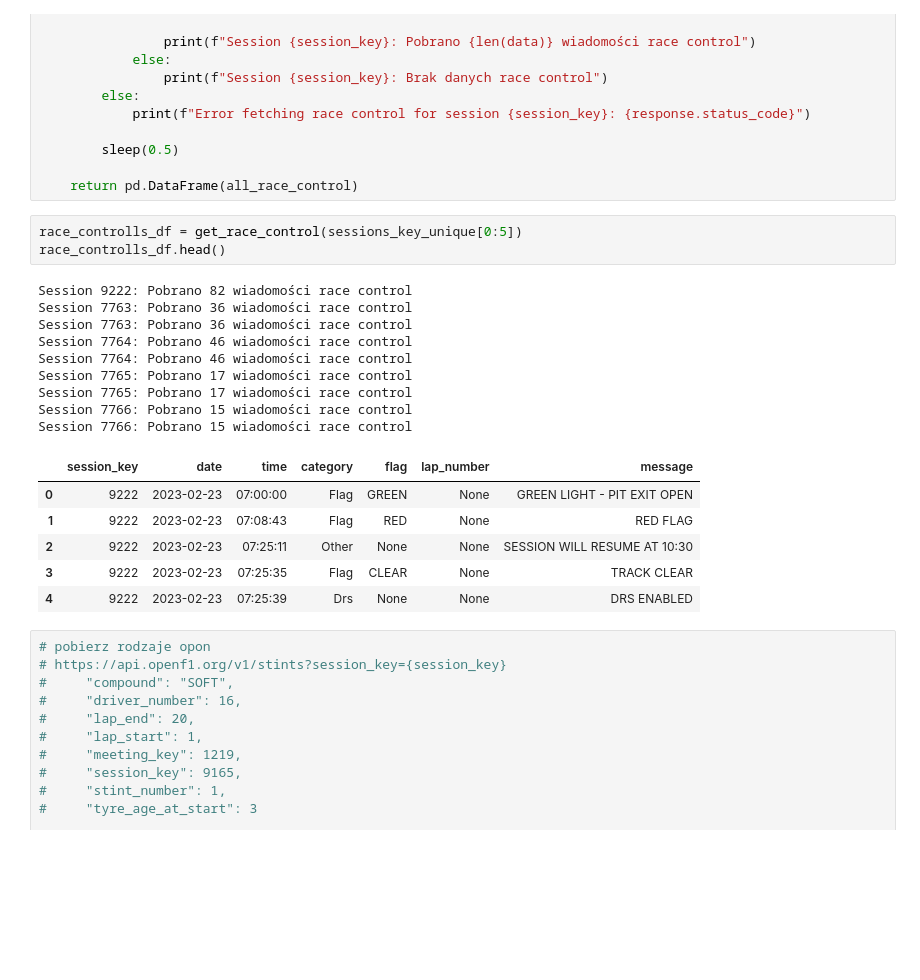
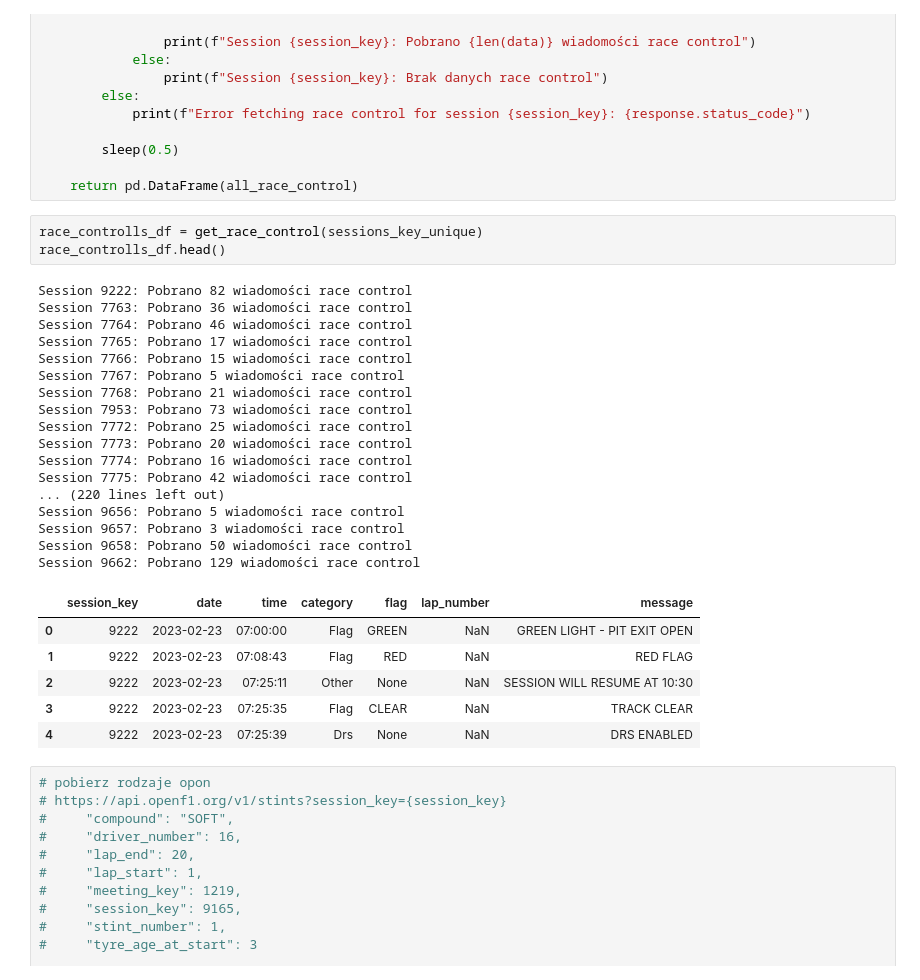
Before and after one commit to szylvvia/f1_races_progress_predict, a Jupyter notebook: openf1_api_dataset.ipynb, the cells around one changed output. Cells and saved outputs as stored; diff of their text form; blank space fills up the shorter version.

```diff
--- a/openf1_api_dataset.ipynb
+++ b/openf1_api_dataset.ipynb
@@ -689,24 +687,32 @@ def get_race_control(session_keys):
 
     return pd.DataFrame(all_race_control)
 # %%
-race_controlls_df = get_race_control(sessions_key_unique[0:5])
+race_controlls_df = get_race_control(sessions_key_unique)
 race_controlls_df.head()
 # %% [output]
 Session 9222: Pobrano 82 wiadomości race control
 Session 7763: Pobrano 36 wiadomości race control
-Session 7763: Pobrano 36 wiadomości race control
-Session 7764: Pobrano 46 wiadomości race control
 Session 7764: Pobrano 46 wiadomości race control
 Session 7765: Pobrano 17 wiadomości race control
-Session 7765: Pobrano 17 wiadomości race control
 Session 7766: Pobrano 15 wiadomości race control
-Session 7766: Pobrano 15 wiadomości race control
+Session 7767: Pobrano 5 wiadomości race control
+Session 7768: Pobrano 21 wiadomości race control
+Session 7953: Pobrano 73 wiadomości race control
+Session 7772: Pobrano 25 wiadomości race control
+Session 7773: Pobrano 20 wiadomości race control
+Session 7774: Pobrano 16 wiadomości race control
+Session 7775: Pobrano 42 wiadomości race control
+... (220 lines left out)
+Session 9656: Pobrano 5 wiadomości race control
+Session 9657: Pobrano 3 wiadomości race control
+Session 9658: Pobrano 50 wiadomości race control
+Session 9662: Pobrano 129 wiadomości race control
 |  | session_key | date | time | category | flag | lap_number | message |
-| 0 | 9222 | 2023-02-23 | 07:00:00 | Flag | GREEN | None | GREEN LIGHT - PIT EXIT OPEN |
-| 1 | 9222 | 2023-02-23 | 07:08:43 | Flag | RED | None | RED FLAG |
-| 2 | 9222 | 2023-02-23 | 07:25:11 | Other | None | None | SESSION WILL RESUME AT 10:30 |
-| 3 | 9222 | 2023-02-23 | 07:25:35 | Flag | CLEAR | None | TRACK CLEAR |
-| 4 | 9222 | 2023-02-23 | 07:25:39 | Drs | None | None | DRS ENABLED |
+| 0 | 9222 | 2023-02-23 | 07:00:00 | Flag | GREEN | NaN | GREEN LIGHT - PIT EXIT OPEN |
+| 1 | 9222 | 2023-02-23 | 07:08:43 | Flag | RED | NaN | RED FLAG |
+| 2 | 9222 | 2023-02-23 | 07:25:11 | Other | None | NaN | SESSION WILL RESUME AT 10:30 |
+| 3 | 9222 | 2023-02-23 | 07:25:35 | Flag | CLEAR | NaN | TRACK CLEAR |
+| 4 | 9222 | 2023-02-23 | 07:25:39 | Drs | None | NaN | DRS ENABLED |
 # %%
 # pobierz rodzaje opon
 # https://api.openf1.org/v1/stints?session_key={session_key}
```
Also changed, not shown: parts of 7 cells of this notebook.
